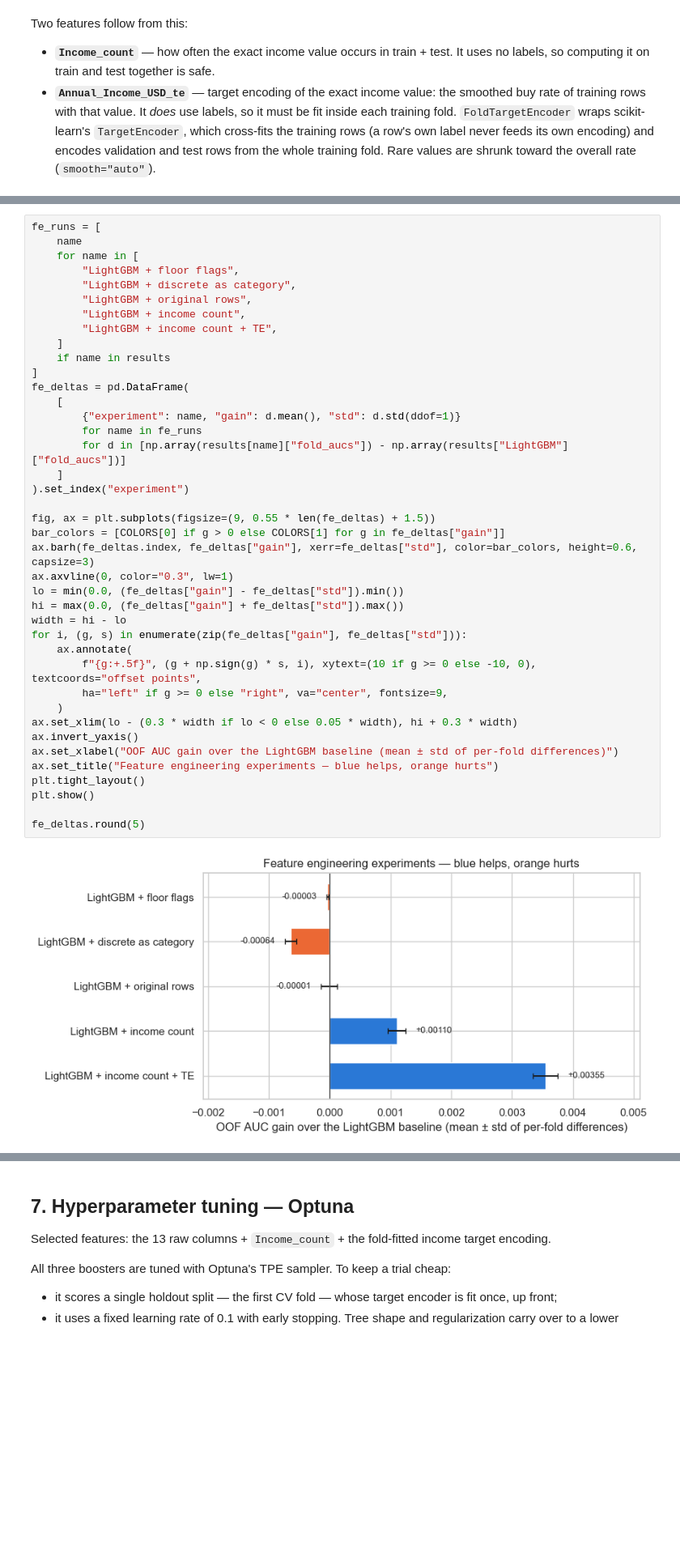
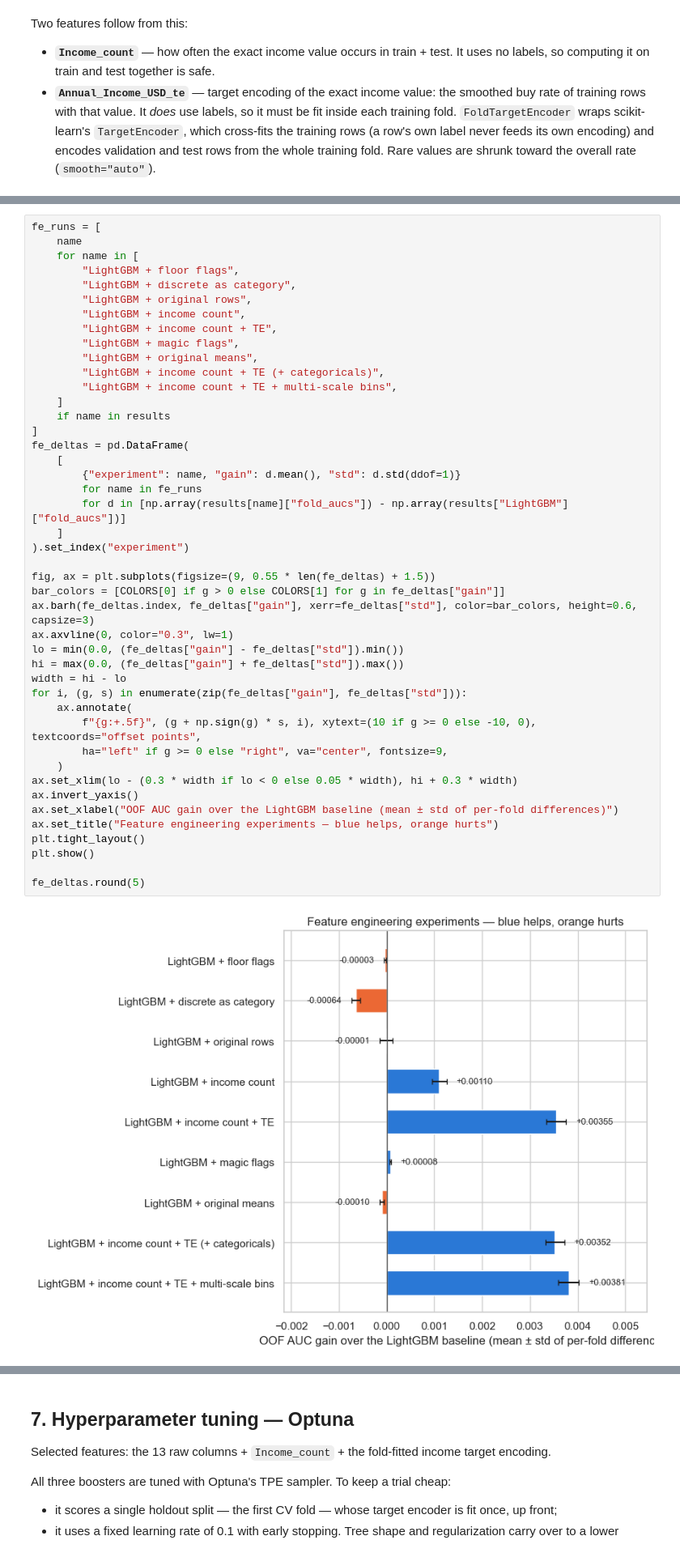
Before and after one commit to kphotchara/Predicting-Electric-Vehicle-Purchases, a Jupyter notebook: model.ipynb, the cells around one changed output, grey strips where cells are left out. Shown at 81% size. Cells and saved outputs as stored; diff of their text form; blank space fills up the shorter version.

```diff
--- a/model.ipynb
+++ b/model.ipynb
@@ -802,39 +930,43 @@ fe_runs = [
         "LightGBM + original rows",
         "LightGBM + income count",
         "LightGBM + income count + TE",
+        "LightGBM + magic flags",
+        "LightGBM + original means",
+        "LightGBM + income count + TE (+ categoricals)",
+        "LightGBM + income count + TE + multi-scale bins",
     ]
     if name in results
 ]
 fe_deltas = pd.DataFrame(
     [
         {"experiment": name, "gain": d.mean(), "std": d.std(ddof=1)}
         for name in fe_runs
         for d in [np.array(results[name]["fold_aucs"]) - np.array(results["LightGBM"]["fold_aucs"])]
     ]
 ).set_index("experiment")
 
 fig, ax = plt.subplots(figsize=(9, 0.55 * len(fe_deltas) + 1.5))
 bar_colors = [COLORS[0] if g > 0 else COLORS[1] for g in fe_deltas["gain"]]
 ax.barh(fe_deltas.index, fe_deltas["gain"], xerr=fe_deltas["std"], color=bar_colors, height=0.6, capsize=3)
 ax.axvline(0, color="0.3", lw=1)
 lo = min(0.0, (fe_deltas["gain"] - fe_deltas["std"]).min())
 hi = max(0.0, (fe_deltas["gain"] + fe_deltas["std"]).max())
 width = hi - lo
 for i, (g, s) in enumerate(zip(fe_deltas["gain"], fe_deltas["std"])):
     ax.annotate(
         f"{g:+.5f}", (g + np.sign(g) * s, i), xytext=(10 if g >= 0 else -10, 0), textcoords="offset points",
         ha="left" if g >= 0 else "right", va="center", fontsize=9,
     )
 ax.set_xlim(lo - (0.3 * width if lo < 0 else 0.05 * width), hi + 0.3 * width)
 ax.invert_yaxis()
 ax.set_xlabel("OOF AUC gain over the LightGBM baseline (mean ± std of per-fold differences)")
 ax.set_title("Feature engineering experiments — blue helps, orange hurts")
 plt.tight_layout()
 plt.show()
 
 fe_deltas.round(5)
 # %% [output]
-[figure, old version]
+[figure, new version]
 |  | gain | std |
 | experiment |  |  |
 | LightGBM + floor flags | -0.00003 | 0.00002 |
```
Also changed, not shown: parts of 28 cells of this notebook.
